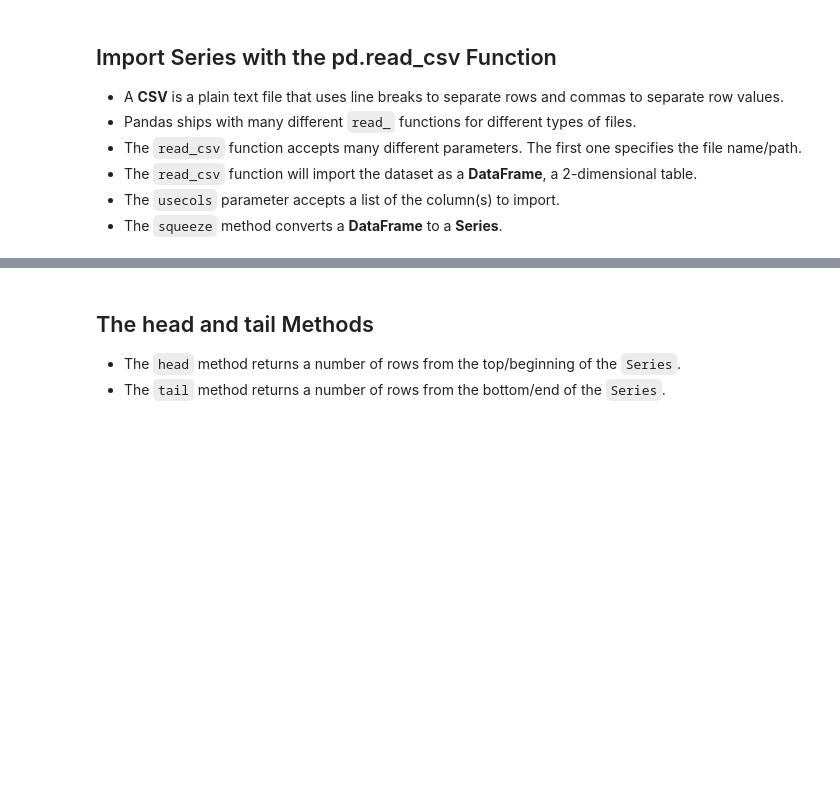
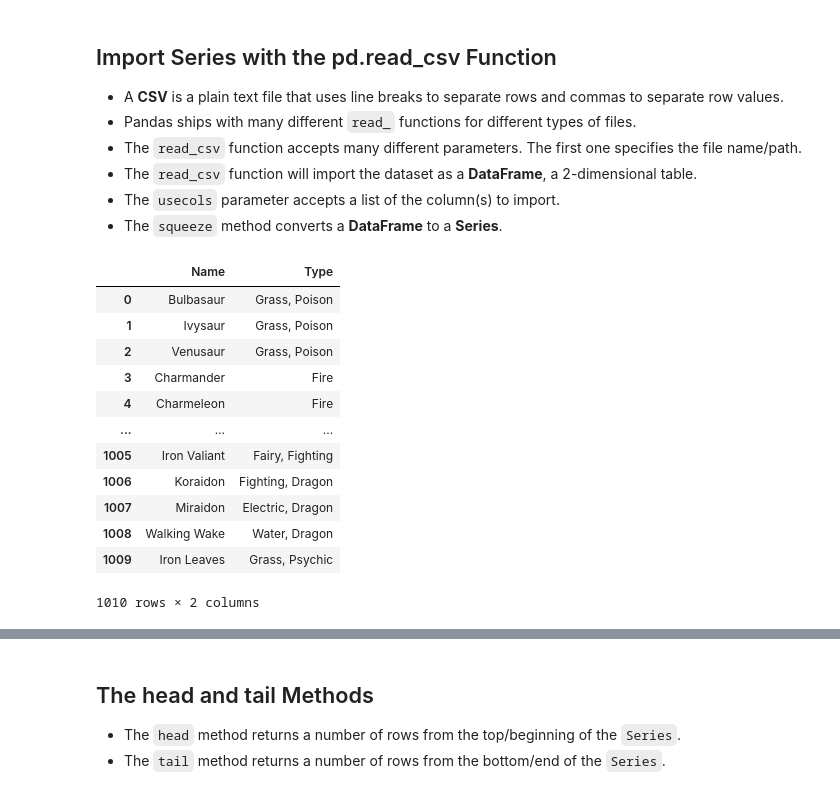
Before and after one commit to PavlaBla/Data-with-Pandas, a Jupyter notebook: 03 - Series.ipynb, the cells around one changed output, grey strips where cells are left out. Drawn from its saved outputs; the diff is of its cells as text; code cells hidden in the pictures; blank space fills up the shorter version.

```diff
--- a/03 - Series.ipynb
+++ b/03 - Series.ipynb
@@ -174,3 +233,22 @@ average_home_runs
 - The `read_csv` function will import the dataset as a **DataFrame**, a 2-dimensional table.
 - The `usecols` parameter accepts a list of the column(s) to import.
 - The `squeeze` method converts a **DataFrame** to a **Series**.
+# %%
+pd.read_csv('pokemon.csv')
+# read.csv always results in a dataframe, two (row, column) dimensional data structure
+# sometimes it can be useful to have only one dimensional data structure = series.
+# this is how we can achieve this:
+# %% [output]
+|  | Name | Type |
+| 0 | Bulbasaur | Grass, Poison |
+| 1 | Ivysaur | Grass, Poison |
+| 2 | Venusaur | Grass, Poison |
+| 3 | Charmander | Fire |
+| 4 | Charmeleon | Fire |
+| ... | ... | ... |
+| 1005 | Iron Valiant | Fairy, Fighting |
+| 1006 | Koraidon | Fighting, Dragon |
+| 1007 | Miraidon | Electric, Dragon |
+| 1008 | Walking Wake | Water, Dragon |
+| 1009 | Iron Leaves | Grass, Psychic |
+1010 rows × 2 columns
```
Also changed, not shown: parts of 16 cells of this notebook.
